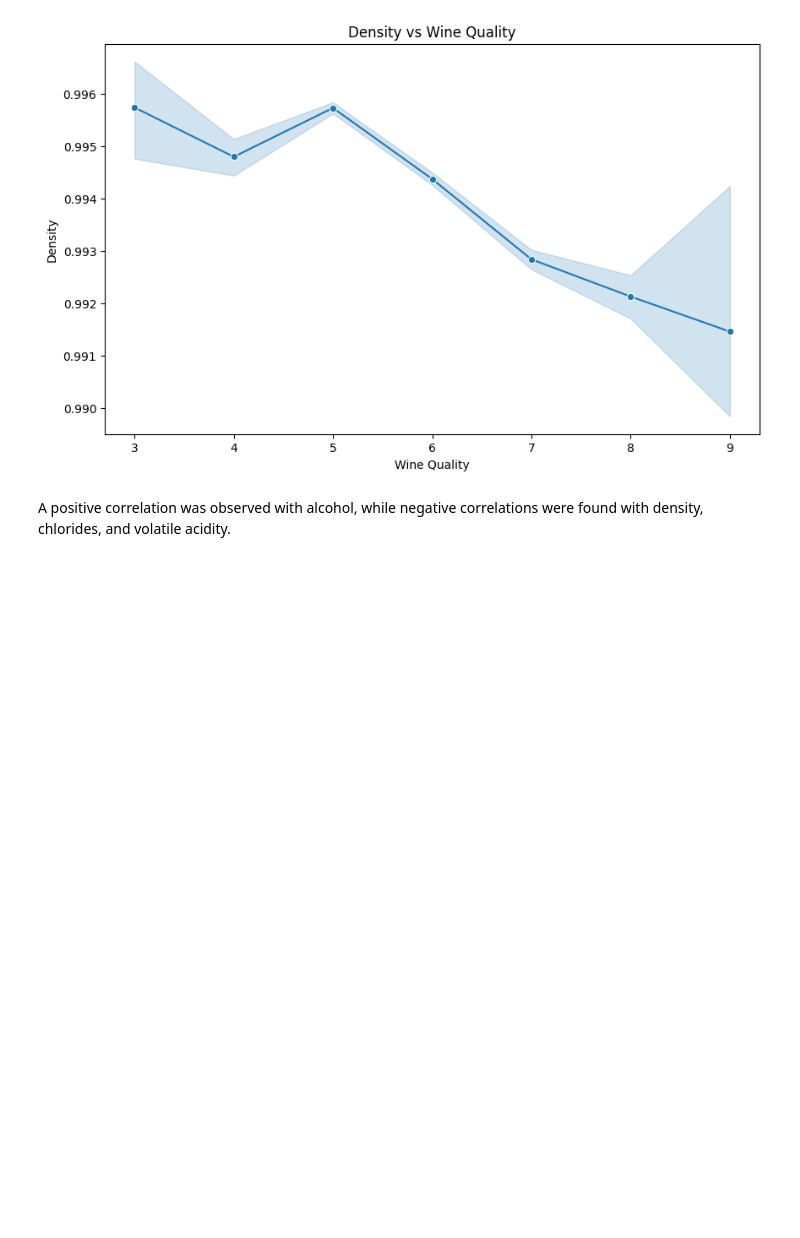
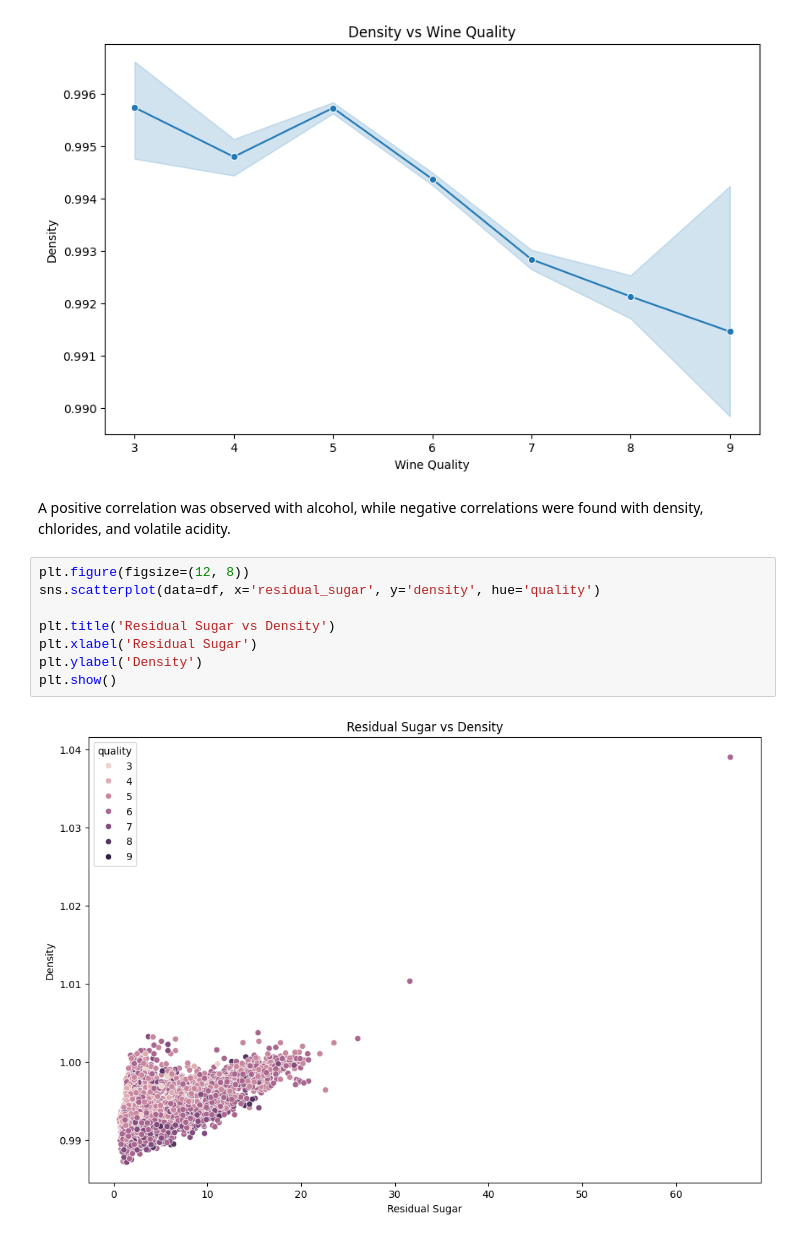
Before and after one commit to DenizBerkDemirag/wine-quality, a Jupyter notebook: eda_analysis.ipynb, the cells around one changed output. Cells and saved outputs as stored; diff of their text form; blank space fills up the shorter version.

```diff
--- a/eda_analysis.ipynb
+++ b/eda_analysis.ipynb
@@ -242,3 +240,13 @@ plt.show()
 [figure]
 # %% [markdown]
 A positive correlation was observed with alcohol, while negative correlations were found with density, chlorides, and volatile acidity.
+# %%
+plt.figure(figsize=(12, 8))
+sns.scatterplot(data=df, x='residual_sugar', y='density', hue='quality')
+
+plt.title('Residual Sugar vs Density')
+plt.xlabel('Residual Sugar')
+plt.ylabel('Density')
+plt.show()
+# %% [output]
+[figure, added]
```
Also changed, not shown: parts of 9 cells of this notebook.
